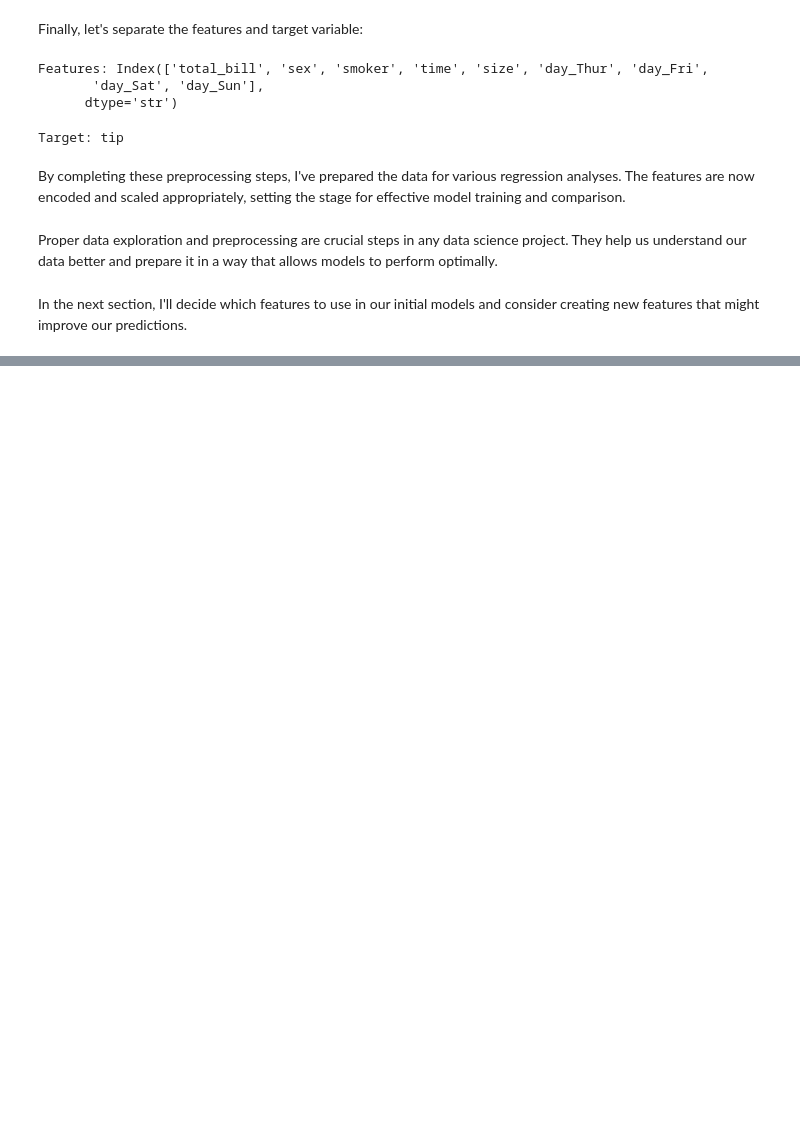
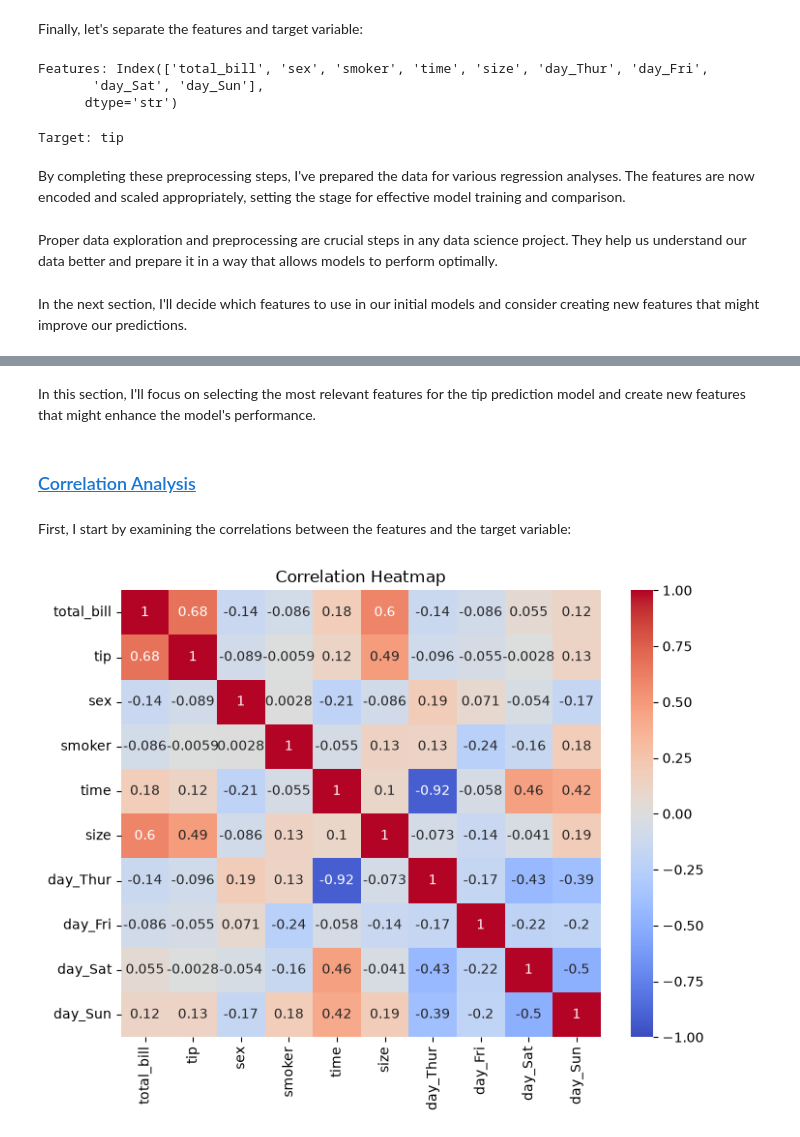
Before and after one commit to AliBaghdadii/tips-regression-analysis, a Jupyter notebook: notebooks/tips_regression.ipynb, the cells around one changed output, grey strips where cells are left out. Drawn from its saved outputs; the diff is of its cells as text; code cells hidden in the pictures; blank space fills up the shorter version.

Commit message:
Implanting 'Correlation Analysis' section

```diff
--- a/notebooks/tips_regression.ipynb
+++ b/notebooks/tips_regression.ipynb
@@ -193,0 +198,6 @@ In the next section, I'll decide which features to use in our initial models and
+# %% [markdown]
+In this section, I'll focus on selecting the most relevant features for the tip prediction model and create new features that might enhance the model's performance.
+# %% [markdown]
+### <a id='toc2_1_'></a>[Correlation Analysis](#toc0_)
+# %% [markdown]
+First, I start by examining the correlations between the features and the target variable:
@@ -193,0 +209,11 @@ In the next section, I'll decide which features to use in our initial models and
+# %%
+# Calculate correlations
+corr_matrix = tips_df.corr()
+# %%
+# Plot correlation heatmap
+plt.figure(figsize=(8, 6))
+sns.heatmap(corr_matrix, annot=True, cmap='coolwarm', vmin=-1, vmax=1, center=0)
+plt.title("Correlation Heatmap")
+plt.show()
+# %% [output]
+[figure, added]
```
Also changed, not shown: parts of 8 cells of this notebook.
